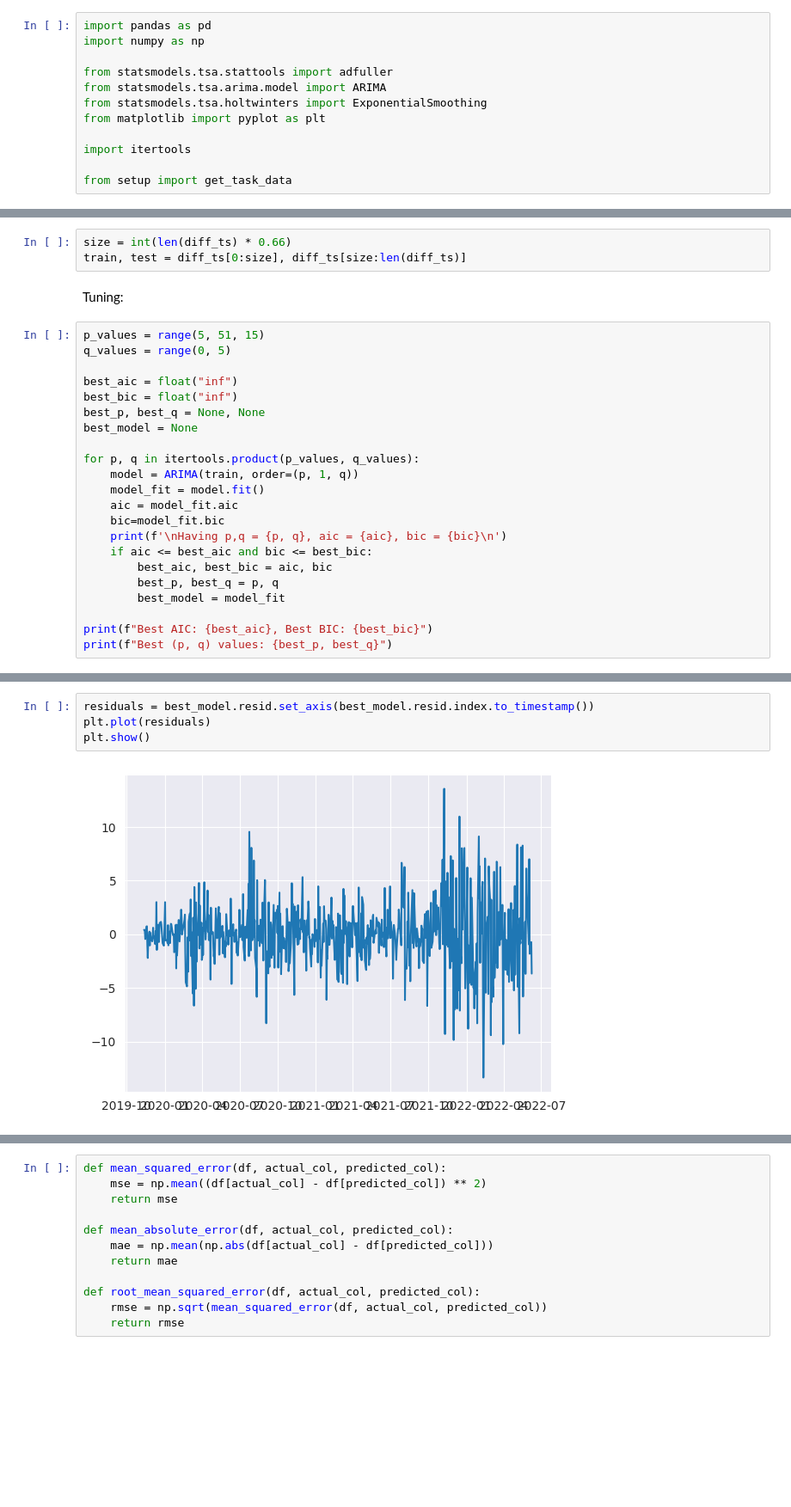
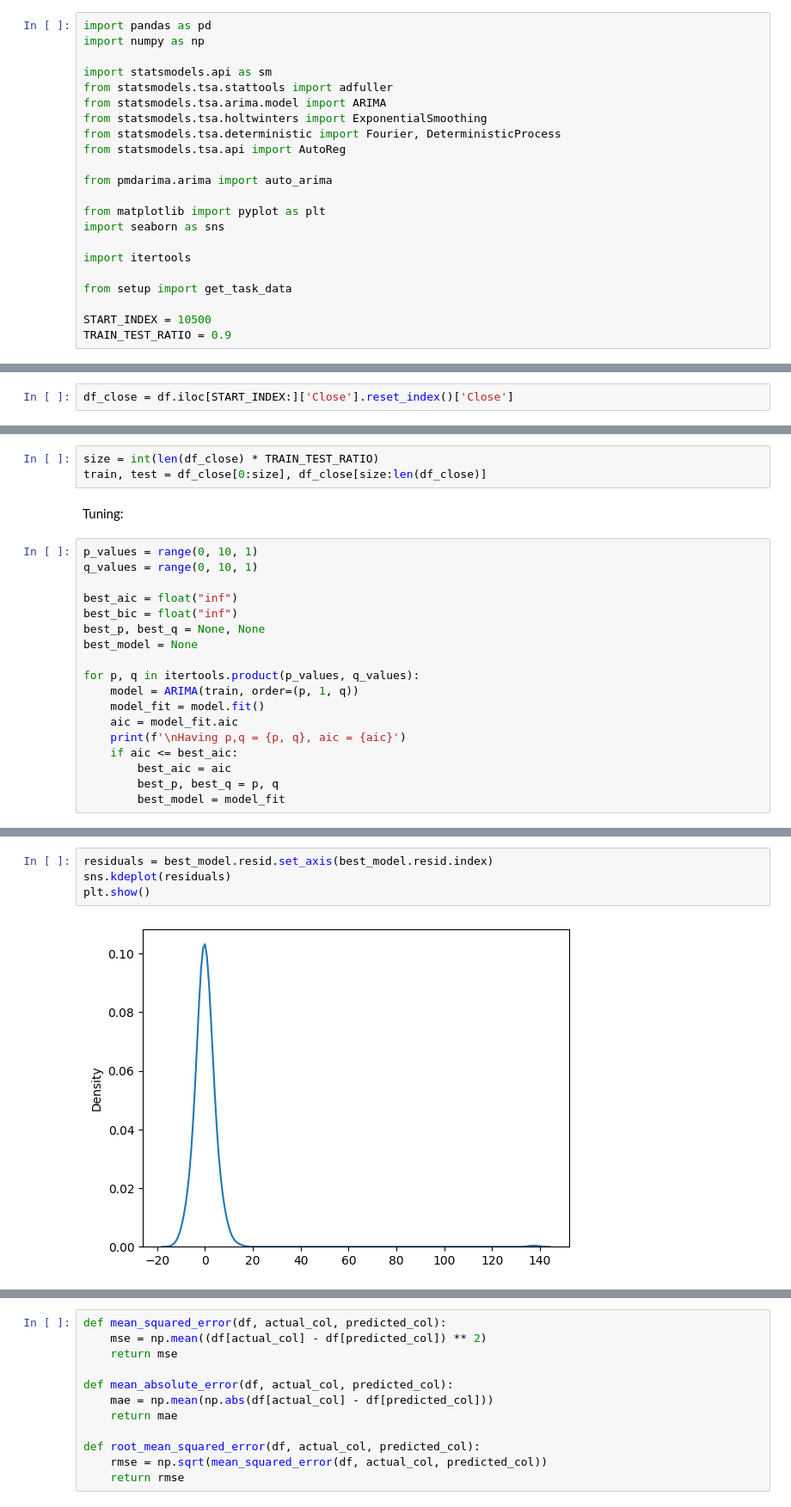
Before and after one commit to volodymyrkir/exploratory_data_analysis, a Jupyter notebook: tasks/task_3.ipynb, the cells around one changed output, grey strips where cells are left out. Shown at 86% size. Drawn from its saved outputs; the diff is of its cells as text; blank space fills up the shorter version.

Commit message:
ARIMA refactoring, added exponential smoothing and fourier series

```diff
--- a/tasks/task_3.ipynb
+++ b/tasks/task_3.ipynb
@@ -2,14 +2,24 @@
 import pandas as pd
 import numpy as np
 
+import statsmodels.api as sm
 from statsmodels.tsa.stattools import adfuller
 from statsmodels.tsa.arima.model import ARIMA
 from statsmodels.tsa.holtwinters import ExponentialSmoothing
+from statsmodels.tsa.deterministic import Fourier, DeterministicProcess
+from statsmodels.tsa.api import AutoReg
+
+from pmdarima.arima import auto_arima
+
 from matplotlib import pyplot as plt
+import seaborn as sns
 
 import itertools
 
 from setup import get_task_data
+
+START_INDEX = 10500
+TRAIN_TEST_RATIO = 0.9
 # %%
 pd.plotting.register_matplotlib_converters()
 TASK_DATA_NAME = 'AMD.csv'
@@ -27,2 +39,4 @@ df.sample(5)
+# %%
+df_close = df.iloc[START_INDEX:]['Close'].reset_index()['Close']
 # %%
 plt.figure(figsize=(12, 6))
@@ -93,13 +123,13 @@ ADF Statistic: The ADF statistic is significantly lower than the critical values
 # %% [markdown]
 BUILDING ARIMA Model
 # %%
-size = int(len(diff_ts) * 0.66)
-train, test = diff_ts[0:size], diff_ts[size:len(diff_ts)]
+size = int(len(df_close) * TRAIN_TEST_RATIO)
+train, test = df_close[0:size], df_close[size:len(df_close)]
 # %% [markdown]
 Tuning:
 # %%
-p_values = range(5, 51, 15)
-q_values = range(0, 5)
+p_values = range(0, 10, 1)
+q_values = range(0, 10, 1)
 
 best_aic = float("inf")
 best_bic = float("inf")
@@ -110,13 +140,9 @@ for p, q in itertools.product(p_values, q_values):
     model = ARIMA(train, order=(p, 1, q))
     model_fit = model.fit()
     aic = model_fit.aic
-    bic=model_fit.bic
-    print(f'\nHaving p,q = {p, q}, aic = {aic}, bic = {bic}\n')
-    if aic <= best_aic and bic <= best_bic:
-        best_aic, best_bic = aic, bic
+    print(f'\nHaving p,q = {p, q}, aic = {aic}')
+    if aic <= best_aic:
+        best_aic = aic
         best_p, best_q = p, q
         best_model = model_fit
-
-print(f"Best AIC: {best_aic}, Best BIC: {best_bic}")
-print(f"Best (p, q) values: {best_p, best_q}")
 # %% [output]
@@ -152,6 +254,6 @@ Picking the right hyperparameters can significantly impact model's performance.
 # %%
-residuals = best_model.resid.set_axis(best_model.resid.index.to_timestamp())
-plt.plot(residuals)
+residuals = best_model.resid.set_axis(best_model.resid.index)
+sns.kdeplot(residuals)
 plt.show()
 # %% [output]
-[figure, old version]
+[figure, new version]
```
Also changed, not shown: parts of 38 cells of this notebook.
